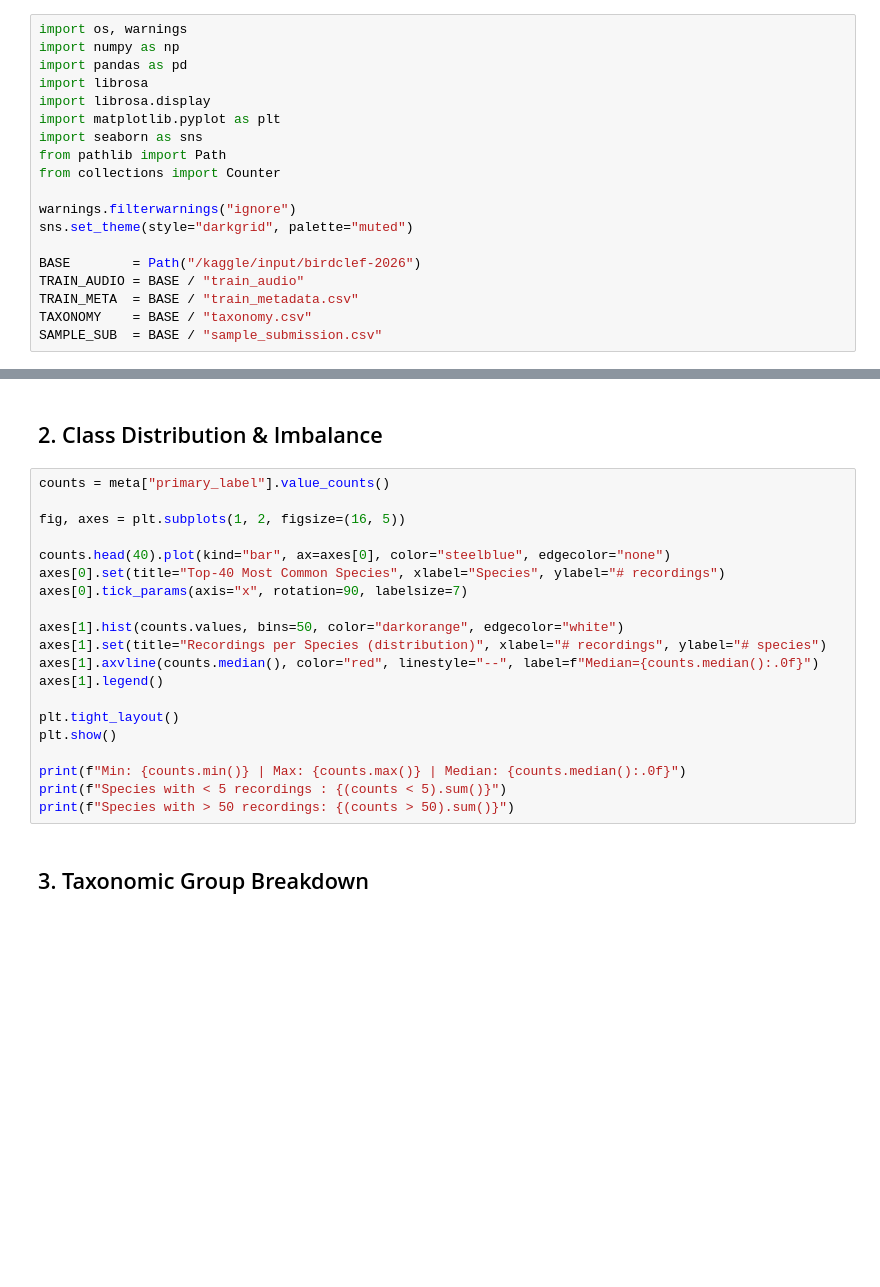
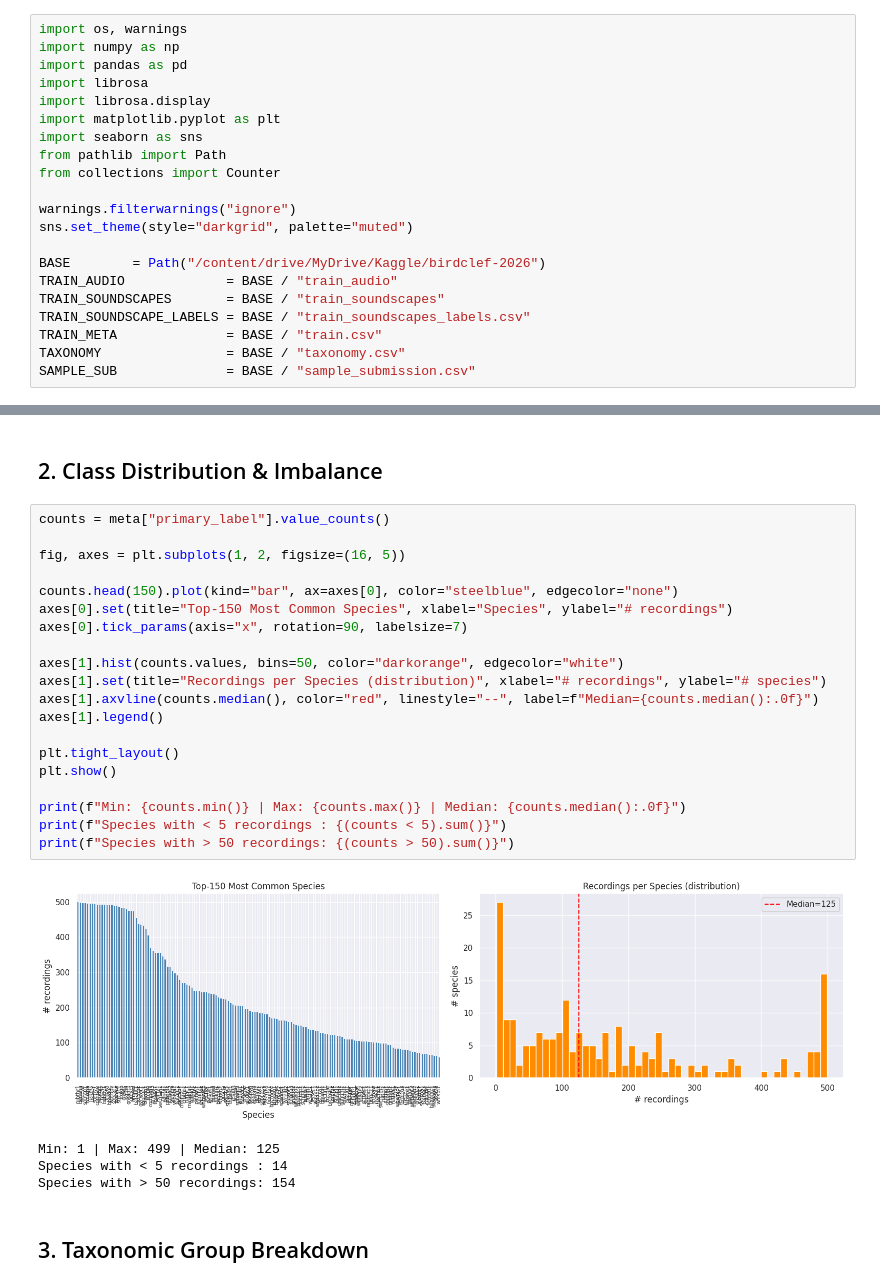
Before and after one commit to Kunal-Moz/BirdCLEF-2026, a Jupyter notebook: birdclef2026_eda.ipynb, the cells around one changed output, grey strips where cells are left out. Cells and saved outputs as stored; diff of their text form; blank space fills up the shorter version.

```diff
--- a/birdclef2026_eda.ipynb
+++ b/birdclef2026_eda.ipynb
@@ -27,11 +36,13 @@ from collections import Counter
 warnings.filterwarnings("ignore")
 sns.set_theme(style="darkgrid", palette="muted")
 
-BASE        = Path("/kaggle/input/birdclef-2026")
-TRAIN_AUDIO = BASE / "train_audio"
-TRAIN_META  = BASE / "train_metadata.csv"
-TAXONOMY    = BASE / "taxonomy.csv"
-SAMPLE_SUB  = BASE / "sample_submission.csv"
+BASE        = Path("/content/drive/MyDrive/Kaggle/birdclef-2026")
+TRAIN_AUDIO             = BASE / "train_audio"
+TRAIN_SOUNDSCAPES       = BASE / "train_soundscapes"
+TRAIN_SOUNDSCAPE_LABELS = BASE / "train_soundscapes_labels.csv"
+TRAIN_META              = BASE / "train.csv"
+TAXONOMY                = BASE / "taxonomy.csv"
+SAMPLE_SUB              = BASE / "sample_submission.csv"
 # %% [markdown]
 ## 1. Dataset Overview
 # %%
@@ -61,23 +135,28 @@ if "class_name" in tax.columns:
 # %%
 counts = meta["primary_label"].value_counts()
 
 fig, axes = plt.subplots(1, 2, figsize=(16, 5))
 
-counts.head(40).plot(kind="bar", ax=axes[0], color="steelblue", edgecolor="none")
-axes[0].set(title="Top-40 Most Common Species", xlabel="Species", ylabel="# recordings")
+counts.head(150).plot(kind="bar", ax=axes[0], color="steelblue", edgecolor="none")
+axes[0].set(title="Top-150 Most Common Species", xlabel="Species", ylabel="# recordings")
 axes[0].tick_params(axis="x", rotation=90, labelsize=7)
 
 axes[1].hist(counts.values, bins=50, color="darkorange", edgecolor="white")
 axes[1].set(title="Recordings per Species (distribution)", xlabel="# recordings", ylabel="# species")
 axes[1].axvline(counts.median(), color="red", linestyle="--", label=f"Median={counts.median():.0f}")
 axes[1].legend()
 
 plt.tight_layout()
 plt.show()
 
 print(f"Min: {counts.min()} | Max: {counts.max()} | Median: {counts.median():.0f}")
 print(f"Species with < 5 recordings : {(counts < 5).sum()}")
 print(f"Species with > 50 recordings: {(counts > 50).sum()}")
+# %% [output]
+[figure, added]
+Min: 1 | Max: 499 | Median: 125
+Species with < 5 recordings : 14
+Species with > 50 recordings: 154
 # %% [markdown]
 ## 3. Taxonomic Group Breakdown
 # %%
```
Also changed, not shown: parts of 17 cells of this notebook, 5 other files.
